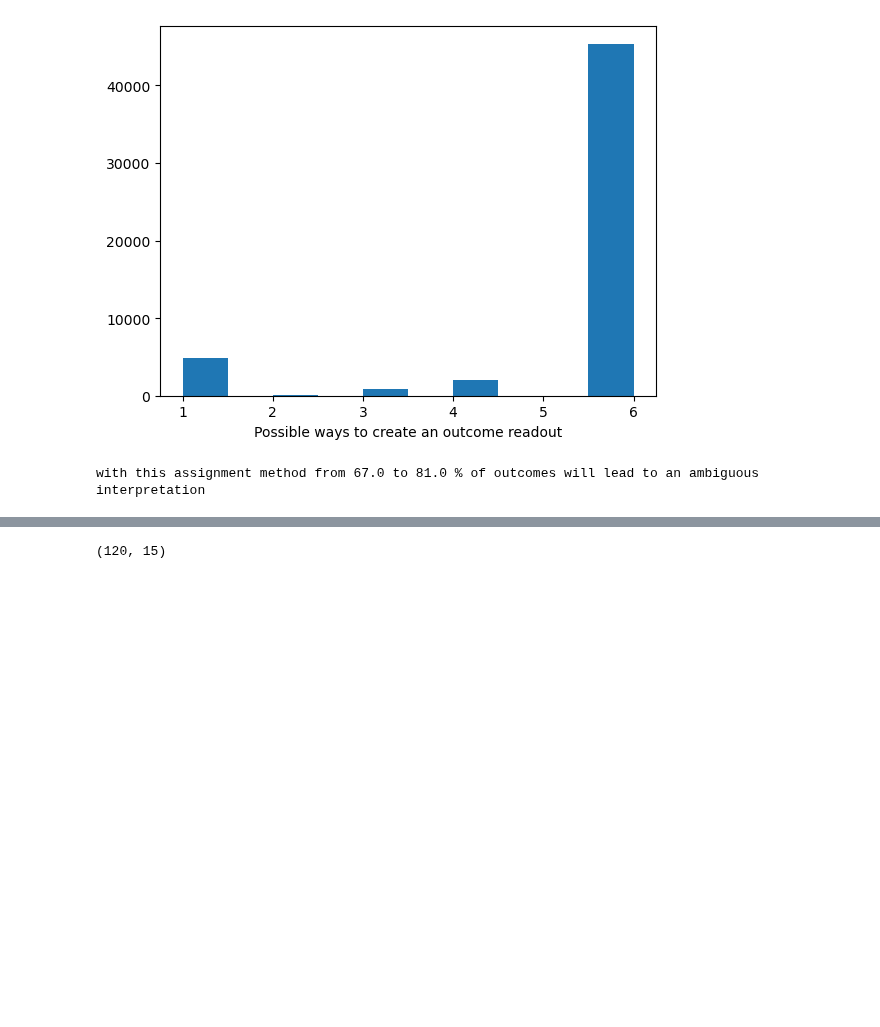
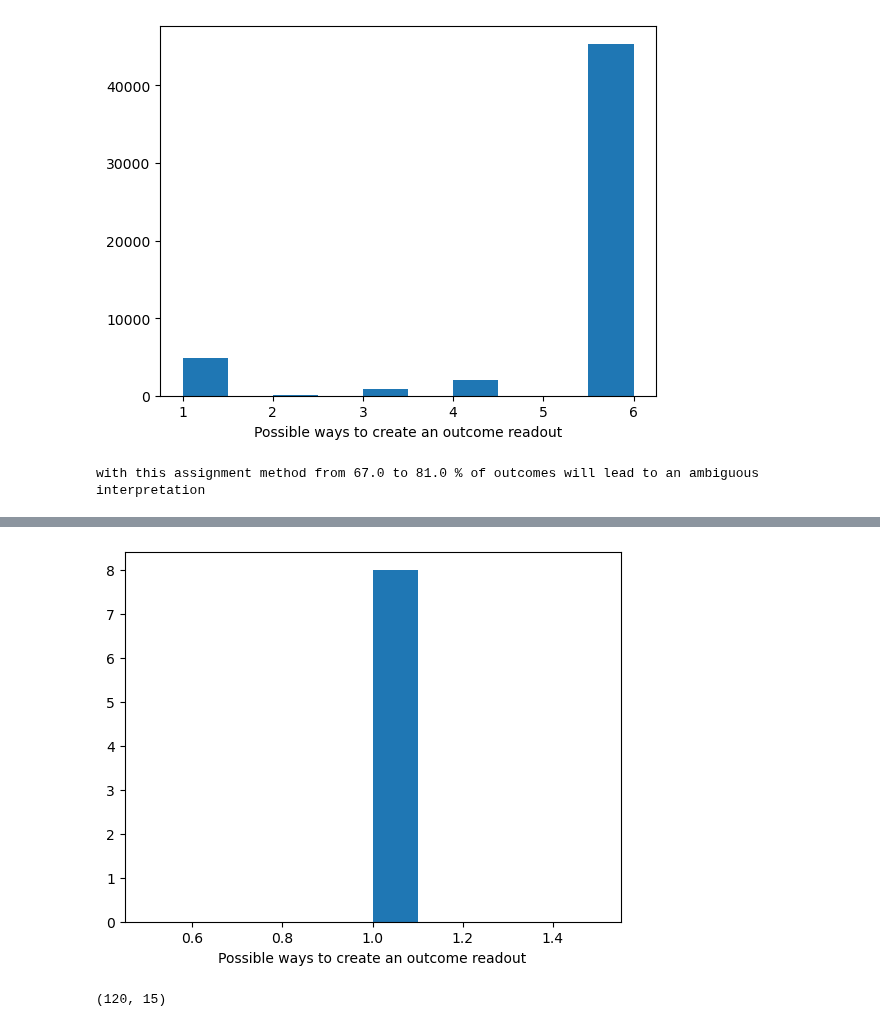
Before and after one commit to trouillon-lab/PoolPy, a Jupyter notebook: Julian_pooling.ipynb, the cells around one changed output, grey strips where cells are left out. Saved outputs shown, nothing was run; the diff lists cells and outputs as text; code cells hidden in the pictures; blank space fills up the shorter version.

```diff
--- a/Julian_pooling.ipynb
+++ b/Julian_pooling.ipynb
@@ -397,3 +682,28 @@ pr2=1-np.sum(countsm[countsm==1])/len(countsm)
 print('with this assignment method from',np.round(pr2*100) ,'to', np.round(pr1*100),'% of outcomes will lead to an ambiguous interpretation')
 # %% [output]
 with this assignment method from 67.0 to 81.0 % of outcomes will lead to an ambiguous interpretation
+# %%
+def assign_wells_multidim(n_compounds:int, n_dims:int)->np.array:
+    L1=np.ceil(np.power(n_compounds, 1/n_dims))
+    i=0
+    while np.power(L1, n_dims-i-1)*np.power(L1-1, i+1)>n_compounds:
+        i=i+1
+    ls_dim=[L1]*(n_dims-i)+[L1-1]*i
+    up_samps=np.prod(np.array(ls_dim))
+    well_assigner=np.zeros((n_compounds, int(L1*(n_dims-i)+(L1-1)*i)))==1
+    for j in range(n_compounds):
+        cp_id=[]
+        jj=np.copy(j)
+        rem_dim=up_samps
+        past_dims=0
+        for k in range(n_dims):
+            rem_dim=rem_dim/ls_dim[k]
+            js=jj//rem_dim
+            jj=jj-js*rem_dim
+            jd=js+past_dims
+            cp_id.append(int(jd))
+            past_dims=past_dims+ls_dim[k]
+        well_assigner[j,cp_id]=True
+    return(well_assigner)
+# %%
+WA=assign_wells_multidim(8, n_dims=2)
@@ -400,3 +721,11 @@ with this assignment method from 67.0 to 81.0 % of outcomes will lead to an ambi
+# %%
+tf, WAS, countst= is_consistent(WA, 1)
+# %%
+plt.hist(countst)
+plt.xlabel('Possible ways to create an outcome readout')
+plt.show()
+# %% [output]
+[figure, added]
 # %%
 cp=np.random.randint(1,WA.shape[0]+1,1)
 well_cp=from_compound_get_wells(cp,WA)
```
Also changed, not shown: parts of 25 cells of this notebook, 2 other files.
